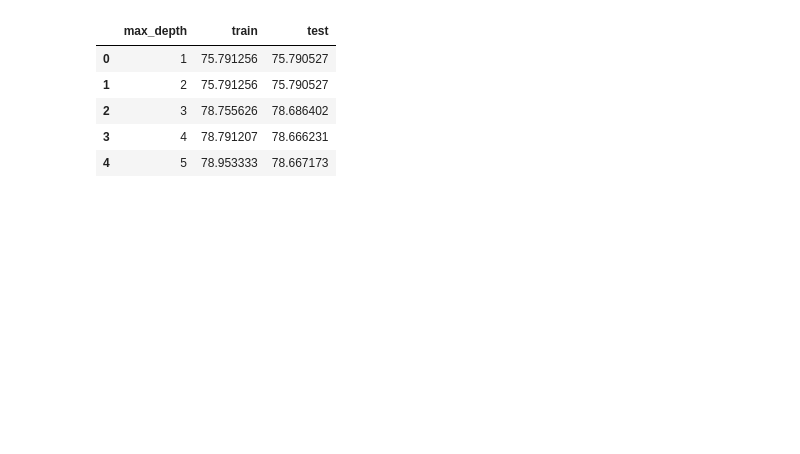
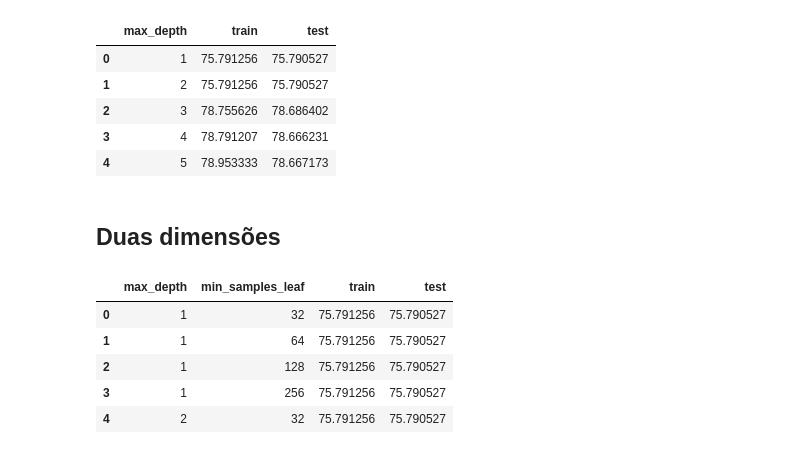
Before and after one commit to ledsouza/machine-learning-validacao, a Jupyter notebook: otimizacao.ipynb, the cells around one changed output. Cells and saved outputs as stored; diff of their text form; code cells hidden in the pictures; blank space fills up the shorter version.

```diff
--- a/otimizacao.ipynb
+++ b/otimizacao.ipynb
@@ -75,3 +77,42 @@ import plotly.express as px
 
 fig = px.line(df_results, x="max_depth", y=["train", "test"])
 fig.show()
+# %% [markdown]
+## Duas dimensões
+# %%
+def decision_tree_tests_pipeline(
+    max_depth, min_samples_leaf, x, y, groups, n_splits=10, SEED=np.random.seed
+):
+    np.random.seed(SEED)
+
+    cv = GroupKFold(n_splits=n_splits)
+    modelo = DecisionTreeClassifier(max_depth=max_depth, min_samples_leaf=min_samples_leaf)
+    results = cross_validate(
+        modelo, x, y, cv=cv, groups=groups, return_train_score=True
+    )
+    train_score = results["train_score"].mean() * 100
+    test_score = results["test_score"].mean() * 100
+    tabela = [max_depth, min_samples_leaf, train_score, test_score]
+    return tabela
+
+def get_dataframe():
+    results = []
+    for max_depth in range(1, 33):
+        for min_samples_leaf in [32, 64, 128, 256]:
+            results.append(
+                decision_tree_tests_pipeline(
+                    max_depth, min_samples_leaf, x, y, groups, n_splits=10, SEED=SEED
+                )
+            )
+    df_results = pd.DataFrame(results, columns=["max_depth", "min_samples_leaf", "train", "test"])
+    return df_results
+# %%
+df_results = get_dataframe()
+df_results.head()
+# %% [output]
+|  | max_depth | min_samples_leaf | train | test |
+| 0 | 1 | 32 | 75.791256 | 75.790527 |
+| 1 | 1 | 64 | 75.791256 | 75.790527 |
+| 2 | 1 | 128 | 75.791256 | 75.790527 |
+| 3 | 1 | 256 | 75.791256 | 75.790527 |
+| 4 | 2 | 32 | 75.791256 | 75.790527 |
```
Also changed, not shown: parts of 3 cells of this notebook.
